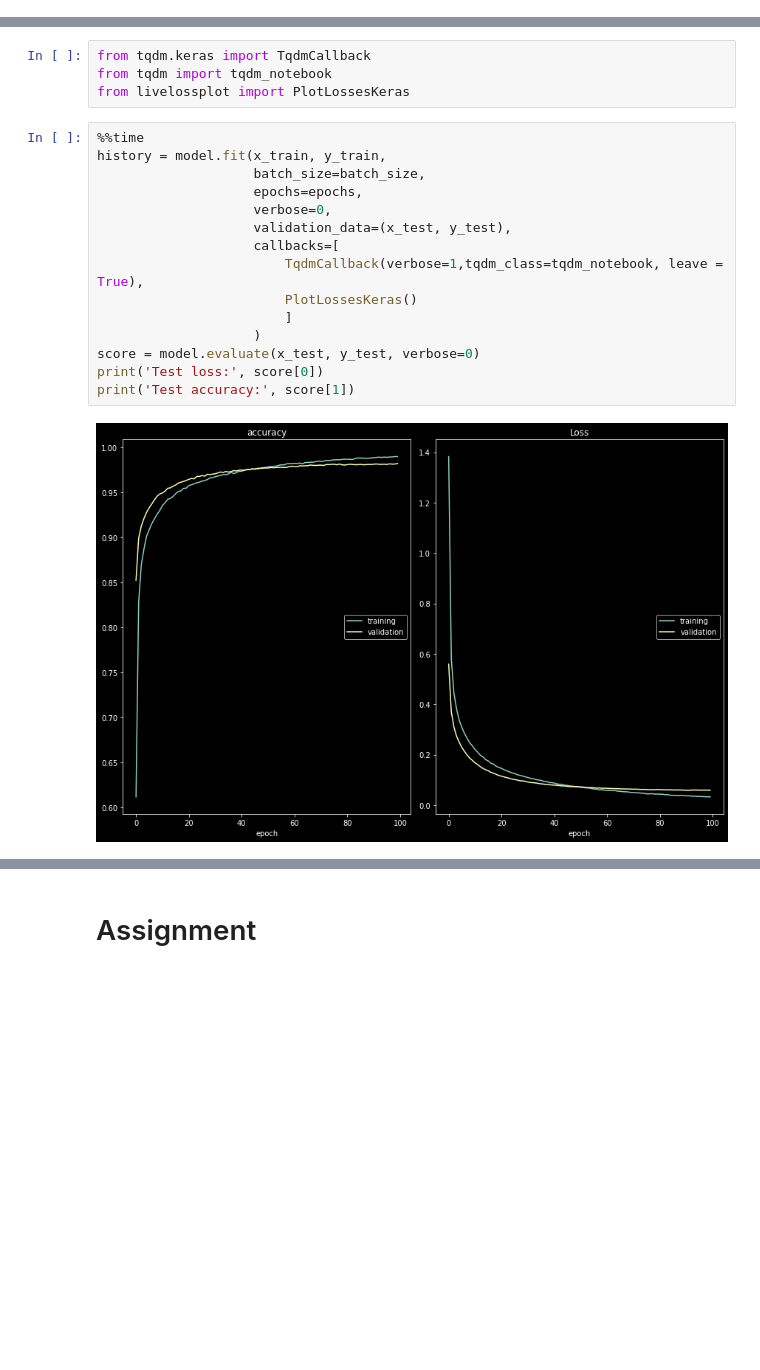
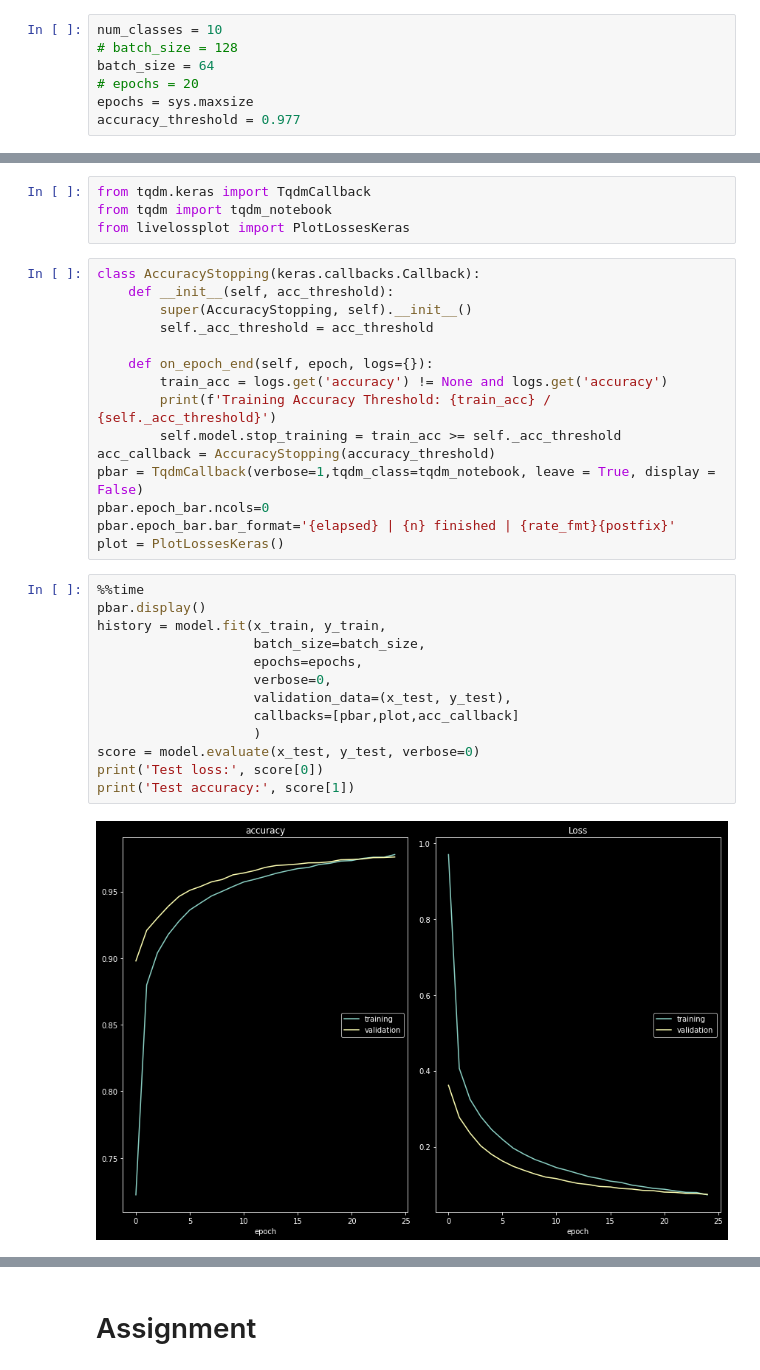
Before and after one commit to DMinghao/Deep_Learning_with_Unstructured_Data, a Jupyter notebook: Labs/Lab_4/lab_assognment4.ipynb, the cells around one changed output, grey strips where cells are left out. Drawn from its saved outputs; the diff is of its cells as text; blank space fills up the shorter version.

```diff
--- a/Labs/Lab_4/lab_assognment4.ipynb
+++ b/Labs/Lab_4/lab_assognment4.ipynb
@@ -48,3 +43,10 @@ epochs = 100
+# %%
+num_classes = 10
+# batch_size = 128
+batch_size = 64
+# epochs = 20
+epochs = sys.maxsize
+accuracy_threshold = 0.977
 # %%
 x_train = x_train.reshape(60000, 784)
 x_test = x_test.reshape(10000, 784)
@@ -94,21 +96,34 @@ model.compile(loss='categorical_crossentropy', optimizer='sgd', metrics=['accura
 from tqdm.keras import TqdmCallback
 from tqdm import tqdm_notebook
 from livelossplot import PlotLossesKeras
+# %%
+class AccuracyStopping(keras.callbacks.Callback):
+    def __init__(self, acc_threshold):
+        super(AccuracyStopping, self).__init__()
+        self._acc_threshold = acc_threshold
+
+    def on_epoch_end(self, epoch, logs={}):
+        train_acc = logs.get('accuracy') != None and logs.get('accuracy')
+        print(f'Training Accuracy Threshold: {train_acc} / {self._acc_threshold}')
+        self.model.stop_training = train_acc >= self._acc_threshold
+acc_callback = AccuracyStopping(accuracy_threshold)
+pbar = TqdmCallback(verbose=1,tqdm_class=tqdm_notebook, leave = True, display = False)
+pbar.epoch_bar.ncols=0
+pbar.epoch_bar.bar_format='{elapsed} | {n} finished | {rate_fmt}{postfix}'
+plot = PlotLossesKeras()
 # %%
 %%time
+pbar.display()
 history = model.fit(x_train, y_train,
                     batch_size=batch_size,
                     epochs=epochs,
                     verbose=0,
                     validation_data=(x_test, y_test),
-                    callbacks=[
-                        TqdmCallback(verbose=1,tqdm_class=tqdm_notebook, leave = True),
-                        PlotLossesKeras()
-                        ]
+                    callbacks=[pbar,plot,acc_callback]
                     )
 score = model.evaluate(x_test, y_test, verbose=0)
 print('Test loss:', score[0])
 print('Test accuracy:', score[1])
 # %% [output]
-[figure, old version]
+[figure, new version]
 accuracy
```
Also changed, not shown: parts of 3 cells of this notebook.
